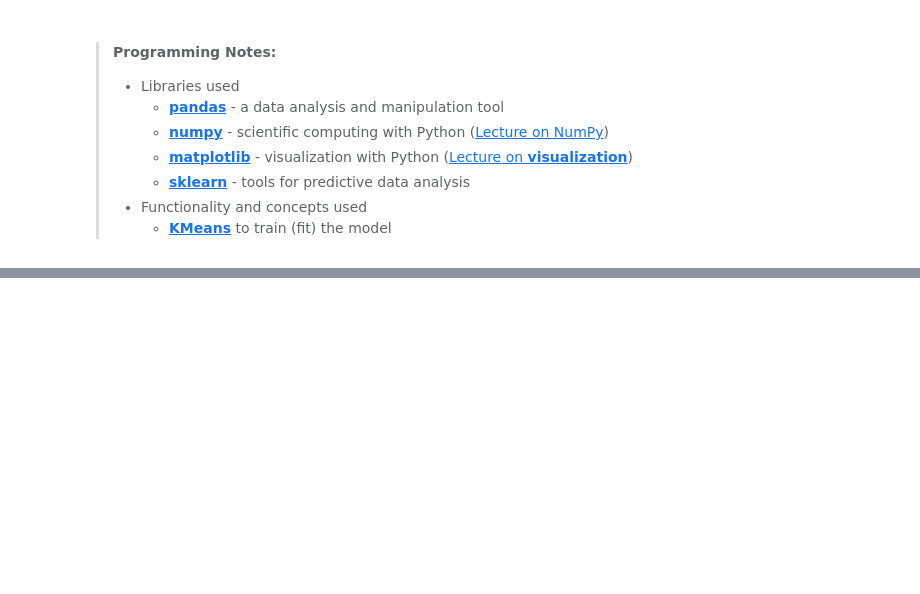
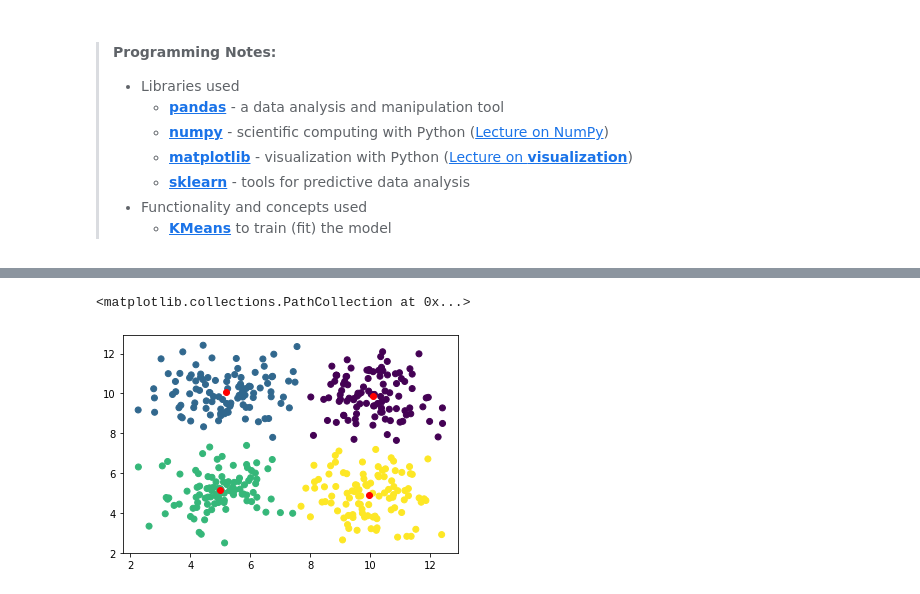
Before and after one commit to adel-nouar/ML_with_Rune, a Jupyter notebook: 05 - Lesson - Unsupervised Learning.ipynb, the cells around one changed output, grey strips where cells are left out. Saved outputs shown, nothing was run; the diff lists cells and outputs as text; code cells hidden in the pictures; blank space fills up the shorter version.

```diff
--- a/05 - Lesson - Unsupervised Learning.ipynb
+++ b/05 - Lesson - Unsupervised Learning.ipynb
@@ -62 +62,14 @@ ax.scatter(x=model.cluster_centers_[:,0], y=model.cluster_centers_[:,1], c='r')
+# %%
+model = KMeans(n_clusters=4, init='k-means++', random_state=42, max_iter=1000, n_init=1)
+
+model.fit(data)
+
+y_pred = model.predict(data)
+
+fig, ax = plt.subplots()
+ax.scatter(x=data[:,0], y=data[:,1], c=y_pred)
+ax.scatter(x=model.cluster_centers_[:,0], y=model.cluster_centers_[:,1], c='r')
+# %% [output]
+<matplotlib.collections.PathCollection at 0x...>
+[figure, added]
 # %%
```
Also changed, not shown: parts of 4 cells of this notebook.
